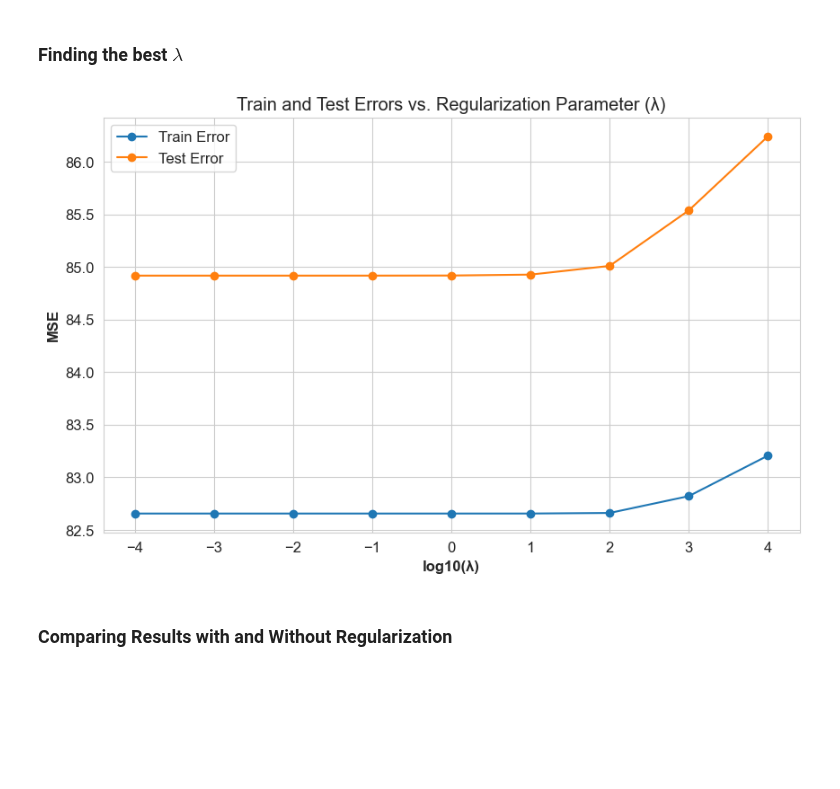
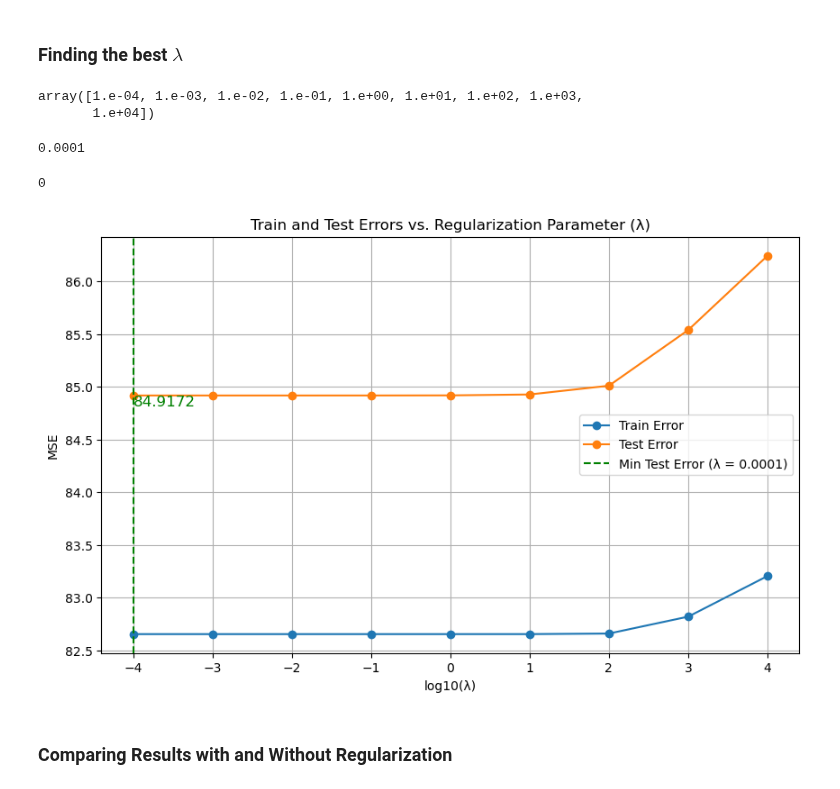
Before and after one commit to AmirAAZ818/ML-Assignments-2024, a Jupyter notebook: Linear Regression/Implementation/Linear_Regression.ipynb, the cells around one changed output. Drawn from its saved outputs; the diff is of its cells as text; code cells hidden in the pictures; blank space fills up the shorter version.

```diff
--- a/Linear Regression/Implementation/Linear_Regression.ipynb
+++ b/Linear Regression/Implementation/Linear_Regression.ipynb
@@ -745,0 +717,27 @@ plt.show()
+# %%
+dataset_size = np.arange(10, X_train.shape[0] + 1, 10)
+
+gd_mean_val_loss = np.array([np.mean(result_history['GD'][size]['val_loss_history']) for size in dataset_size])
+sgd_mean_val_loss = np.array([np.mean(result_history['SGD'][size]['val_loss_history']) for size in dataset_size])
+gt_mean_val_loss = np.array([np.mean(result_history['Ground Truth'][size]['val_loss_history']) for size in dataset_size])
+
+
+
+# Plot configuration
+plt.figure(figsize=(10, 6), dpi=100)
+sns.set_style("whitegrid")
+plt.rcParams['font.size'] = 12
+plt.rcParams['axes.labelweight'] = 'bold'
+
+# Plotting
+plt.plot(dataset_size, gd_mean_val_loss, label='GD', color='darkblue')
+plt.plot(dataset_size, sgd_mean_val_loss, label='SGD', color='red')
+plt.plot(dataset_size, gt_mean_val_loss, label='Ground Truth', color='green')
+
+
+plt.xlabel('Dataset Size')
+plt.ylabel('Mean Test Loss (Log Scale)')
+plt.yscale('log')
+plt.title('Cost Function vs Dataset Size')
+plt.legend()
+plt.show()
@@ -804,17 +804,42 @@ best_lambda = lambda_vals[np.argmin(ridge_test_loss)]
 I = np.eye(X_train.shape[1])
 inv_XTX = inv((X_train.T @ X_train) + best_lambda * I)
 W_c_ridge = inv_XTX @ X_train.T @ y_train
+# %%
+lambda_vals
+# %% [output]
+array([1.e-04, 1.e-03, 1.e-02, 1.e-01, 1.e+00, 1.e+01, 1.e+02, 1.e+03,
+       1.e+04])
+# %%
+best_lambda
+# %% [output]
+0.0001
+# %%
+np.argmin(ridge_test_loss)
+# %% [output]
+0
 # %%
 plt.figure(figsize=(10, 6))
 plt.plot(np.log10(lambda_vals), ridge_train_loss, label="Train Error", marker="o")
 plt.plot(np.log10(lambda_vals), ridge_test_loss, label="Test Error", marker="o")
+
+plt.axvline(x=np.log10(best_lambda), color="green", linestyle="--", label=f"Min Test Error (λ = {best_lambda})")
+plt.text(
+    np.log10(best_lambda),  # x-coordinate
+    ridge_test_loss[np.argmin(ridge_test_loss)],        # y-coordinate
+    f"{ridge_test_loss[np.argmin(ridge_test_loss)]:.4f}",
+    color="green",
+    fontsize=12,
+    ha="left",
+    va="top"
+)
 plt.xlabel("log10(λ)")
 plt.ylabel("MSE")
 plt.title("Train and Test Errors vs. Regularization Parameter (λ)")
+plt.grid()
 plt.legend()
 plt.show()
 # %% [output]
-[figure, old version]
+[figure, new version]
 # %% [markdown]
 ### Comparing Results with and Without Regularization
 # %%
```
Also changed, not shown: parts of 14 cells of this notebook, 12 other files.
